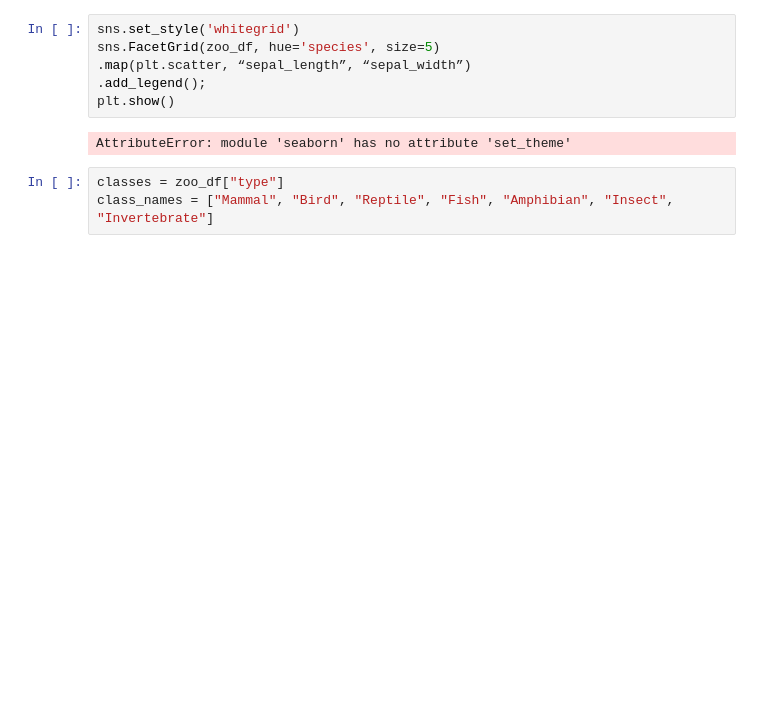
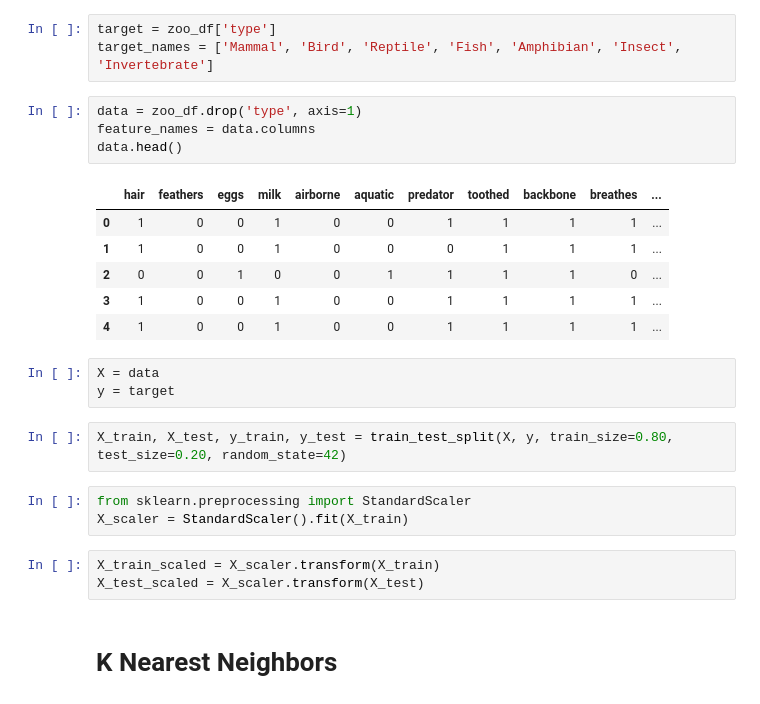
Before and after one commit to shaff183/brain-tumor-classification, a Jupyter notebook: knn.ipynb, the cells around one changed output. Saved outputs shown, nothing was run; the diff lists cells and outputs as text; blank space fills up the shorter version.

```diff
--- a/knn.ipynb
+++ b/knn.ipynb
@@ -30,11 +24,27 @@ False
-# %%
-sns.set_style('whitegrid')
-sns.FacetGrid(zoo_df, hue='species', size=5)
-.map(plt.scatter, “sepal_length”, “sepal_width”)
-.add_legend();
-plt.show()
-# %% [output]
-AttributeError: module 'seaborn' has no attribute 'set_theme'
 # %%
-classes = zoo_df["type"]
-class_names = ["Mammal", "Bird", "Reptile", "Fish", "Amphibian", "Insect", "Invertebrate"]
+target = zoo_df['type']
+target_names = ['Mammal', 'Bird', 'Reptile', 'Fish', 'Amphibian', 'Insect', 'Invertebrate']
+# %%
+data = zoo_df.drop('type', axis=1)
+feature_names = data.columns
+data.head()
+# %% [output]
+|  | hair | feathers | eggs | milk | airborne | aquatic | predator | toothed | backbone | breathes | ... |
+| 0 | 1 | 0 | 0 | 1 | 0 | 0 | 1 | 1 | 1 | 1 | ... |
+| 1 | 1 | 0 | 0 | 1 | 0 | 0 | 0 | 1 | 1 | 1 | ... |
+| 2 | 0 | 0 | 1 | 0 | 0 | 1 | 1 | 1 | 1 | 0 | ... |
+| 3 | 1 | 0 | 0 | 1 | 0 | 0 | 1 | 1 | 1 | 1 | ... |
+| 4 | 1 | 0 | 0 | 1 | 0 | 0 | 1 | 1 | 1 | 1 | ... |
+# %%
+X = data
+y = target
+# %%
+X_train, X_test, y_train, y_test = train_test_split(X, y, train_size=0.80, test_size=0.20, random_state=42)
+# %%
+from sklearn.preprocessing import StandardScaler
+X_scaler = StandardScaler().fit(X_train)
+# %%
+X_train_scaled = X_scaler.transform(X_train)
+X_test_scaled = X_scaler.transform(X_test)
+# %% [markdown]
+# K Nearest Neighbors
```
Also changed, not shown: parts of 7 cells of this notebook.
